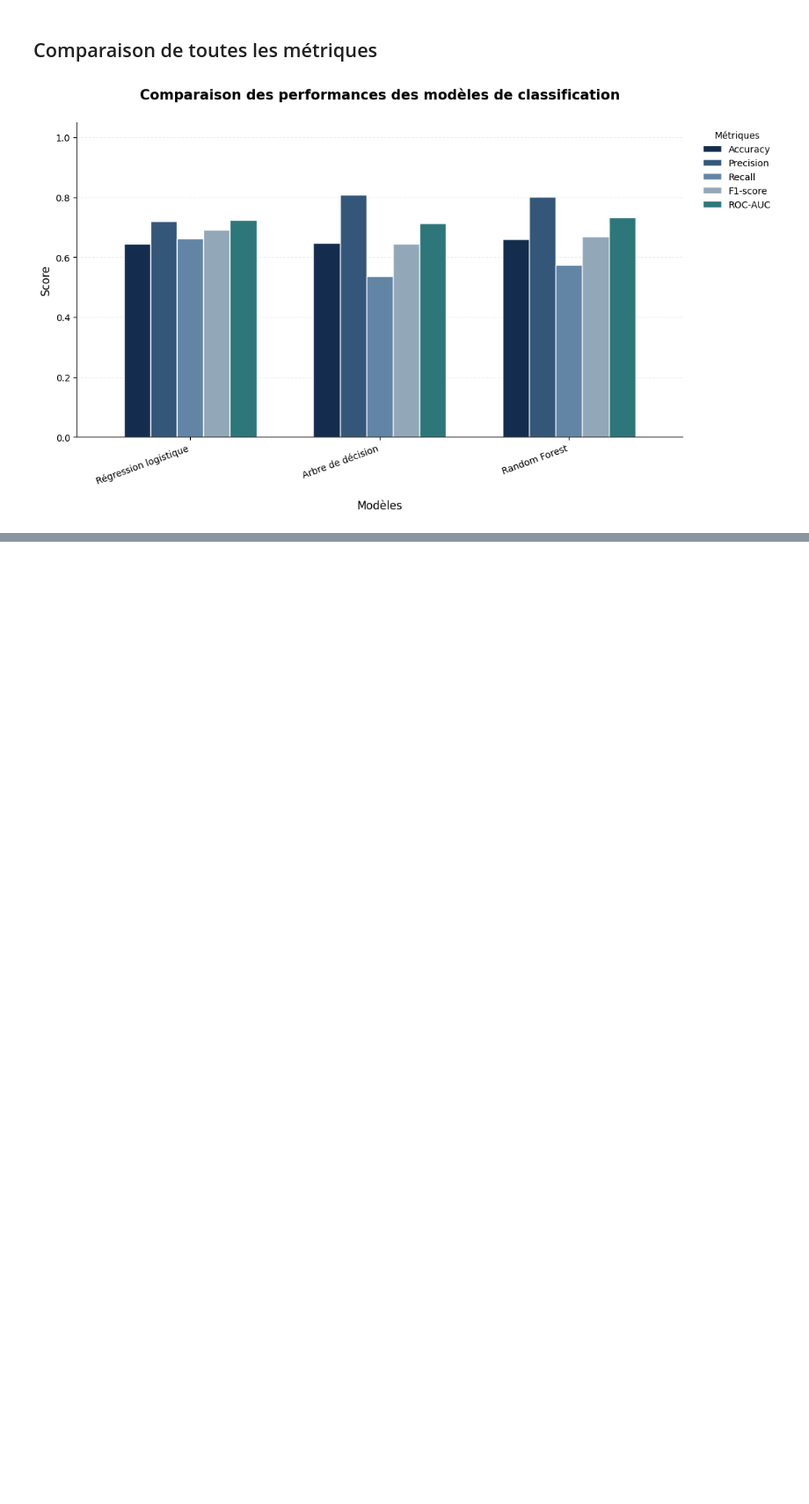
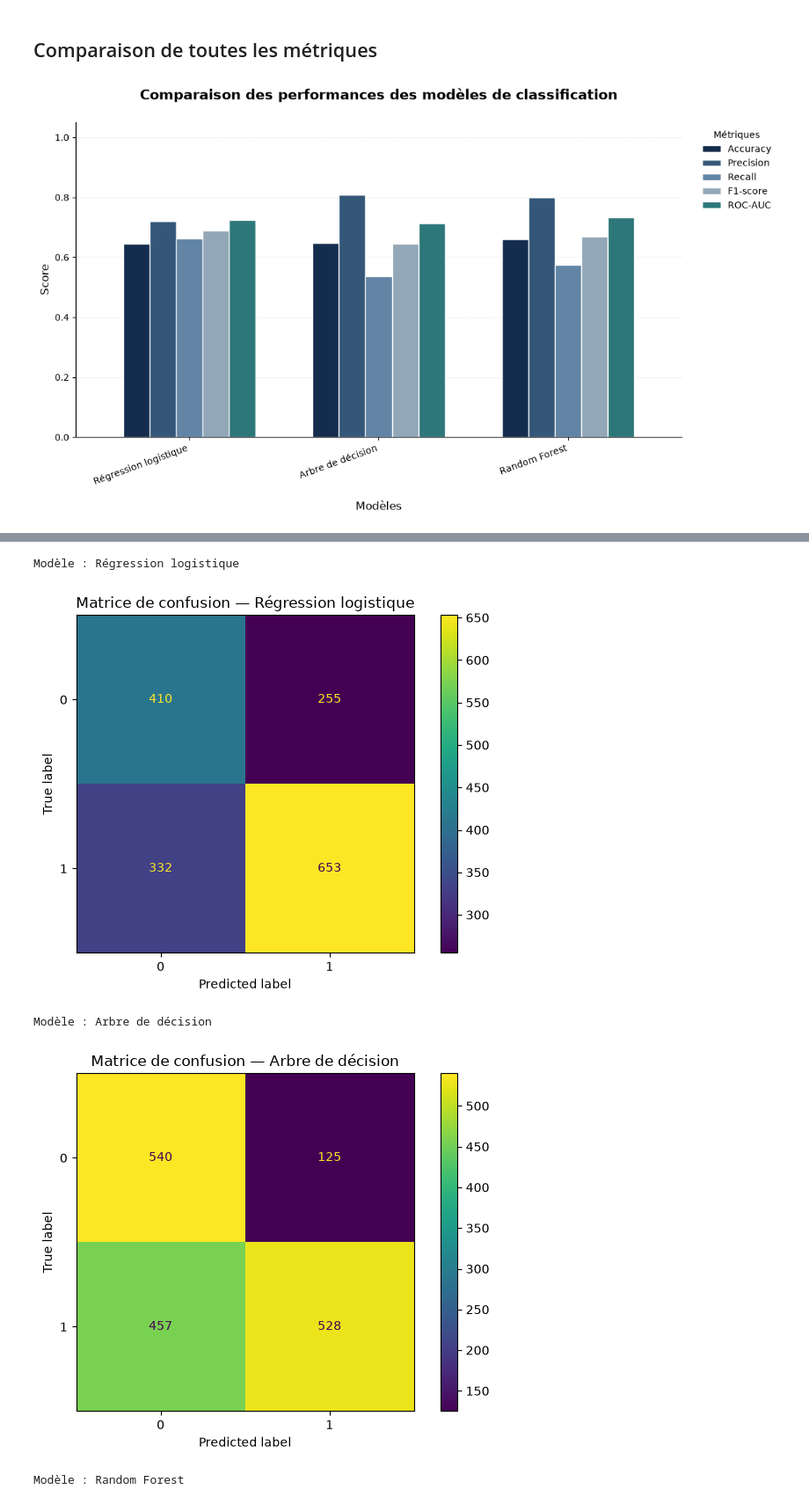
Before and after one commit to nadiagouroubera40-debug/Delais_de_Livraison, a Jupyter notebook: livraison.ipynb, the cells around one changed output, grey strips where cells are left out. Shown at 88% size. Drawn from its saved outputs; the diff is of its cells as text; code cells hidden in the pictures; blank space fills up the shorter version.

```diff
--- a/livraison.ipynb
+++ b/livraison.ipynb
@@ -1152,0 +1165,24 @@ plt.show()
+# %%
+for model_name, model in models.items():
+
+    print("\nModèle :", model_name)
+
+    ConfusionMatrixDisplay.from_estimator(
+        model,
+        X_valid,
+        y_valid,
+        values_format="d"
+    )
+
+    plt.title(
+        f"Matrice de confusion — {model_name}"
+    )
+
+    plt.tight_layout()
+    plt.show()
+# %% [output]
+Modèle : Régression logistique
+[figure, added]
+Modèle : Arbre de décision
+[figure, added]
+Modèle : Random Forest
```
Also changed, not shown: parts of 20 cells of this notebook.
